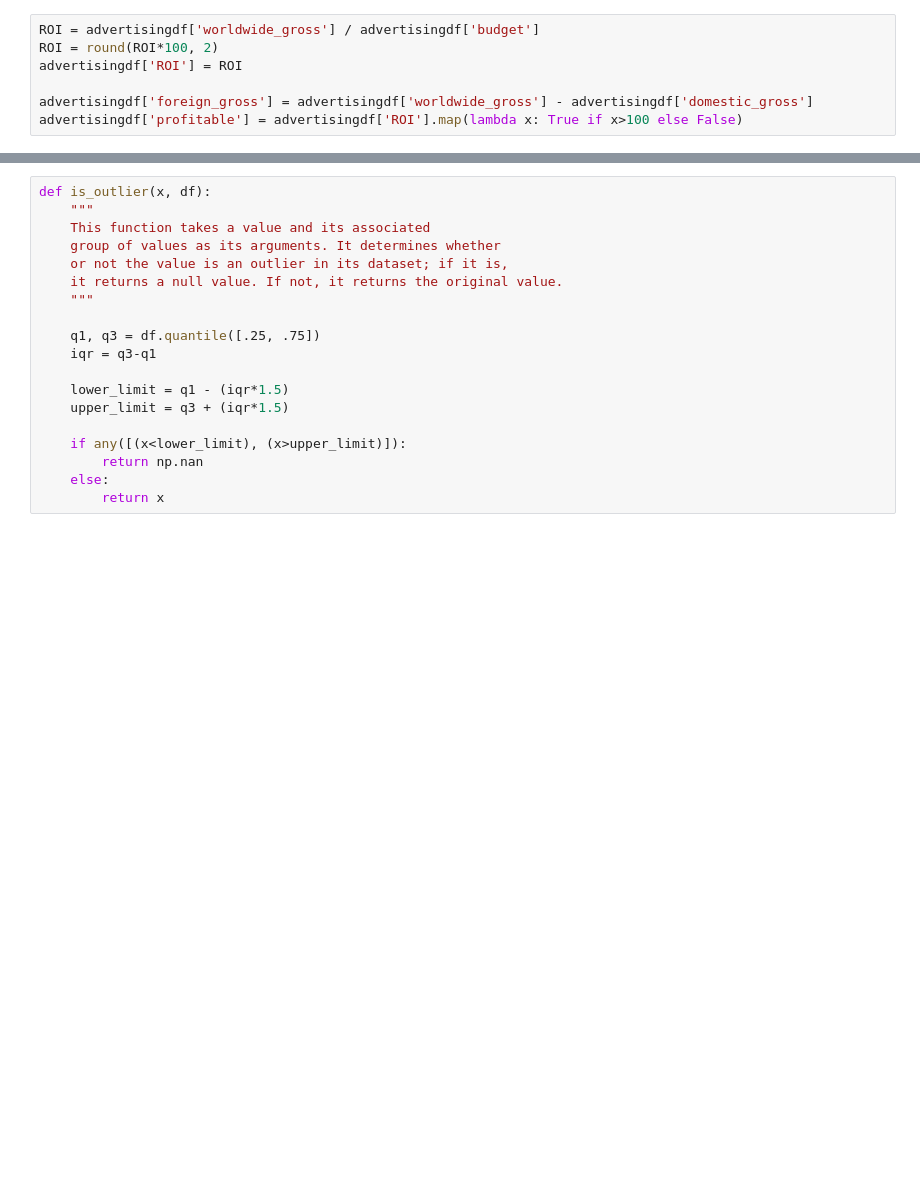
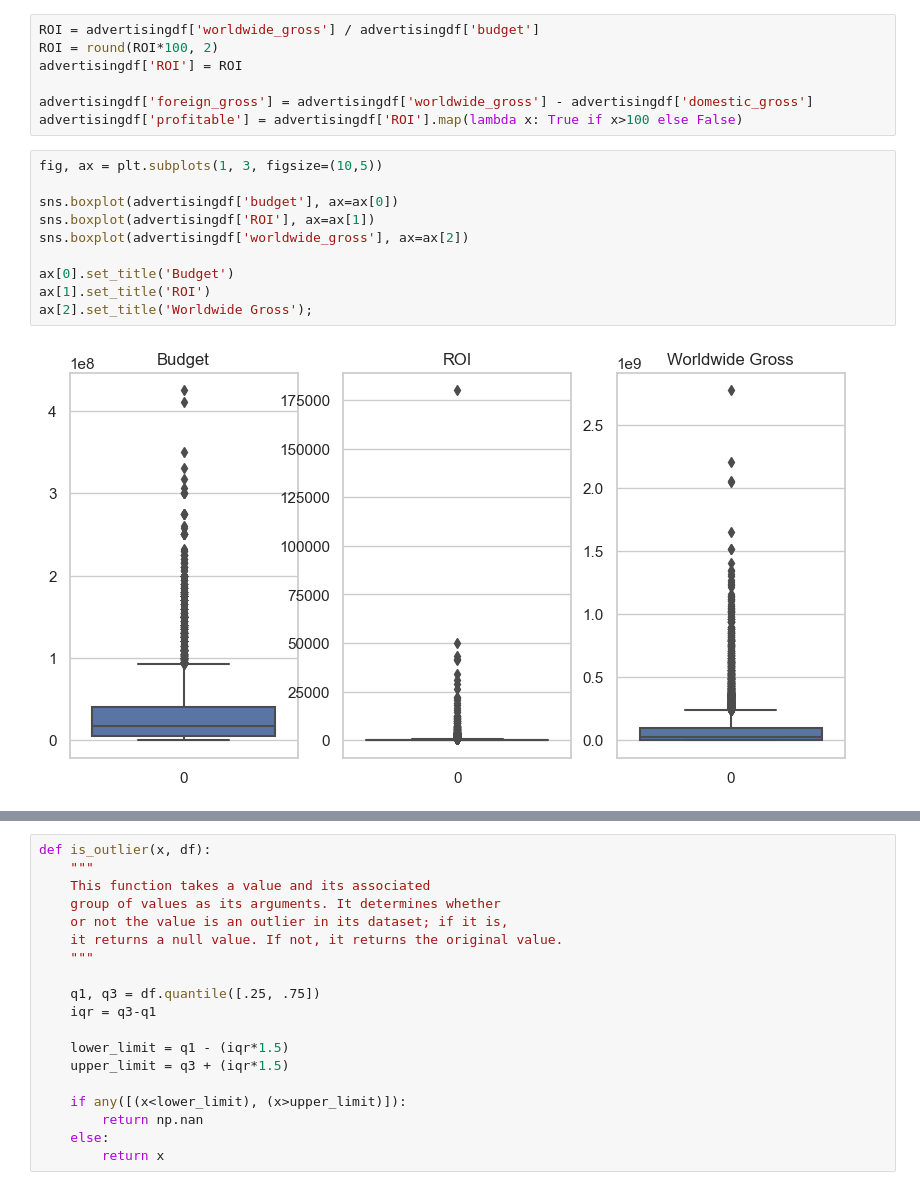
Before and after one commit to Jellohub/phase1_project, a Jupyter notebook: Project_Notebook.ipynb, the cells around one changed output, grey strips where cells are left out. Saved outputs shown, nothing was run; the diff lists cells and outputs as text; blank space fills up the shorter version.

```diff
--- a/Project_Notebook.ipynb
+++ b/Project_Notebook.ipynb
@@ -143,5 +158,17 @@ advertisingdf['ROI'] = ROI
 
 advertisingdf['foreign_gross'] = advertisingdf['worldwide_gross'] - advertisingdf['domestic_gross']
 advertisingdf['profitable'] = advertisingdf['ROI'].map(lambda x: True if x>100 else False)
+# %%
+fig, ax = plt.subplots(1, 3, figsize=(10,5))
+
+sns.boxplot(advertisingdf['budget'], ax=ax[0])
+sns.boxplot(advertisingdf['ROI'], ax=ax[1])
+sns.boxplot(advertisingdf['worldwide_gross'], ax=ax[2])
+
+ax[0].set_title('Budget')
+ax[1].set_title('ROI')
+ax[2].set_title('Worldwide Gross');
+# %% [output]
+[figure, added]
 # %% [markdown]
 ### Eliminating outliers in budget, ROI, and worldwide gross columns
```
Also changed, not shown: parts of 14 cells of this notebook, 5 other files.
